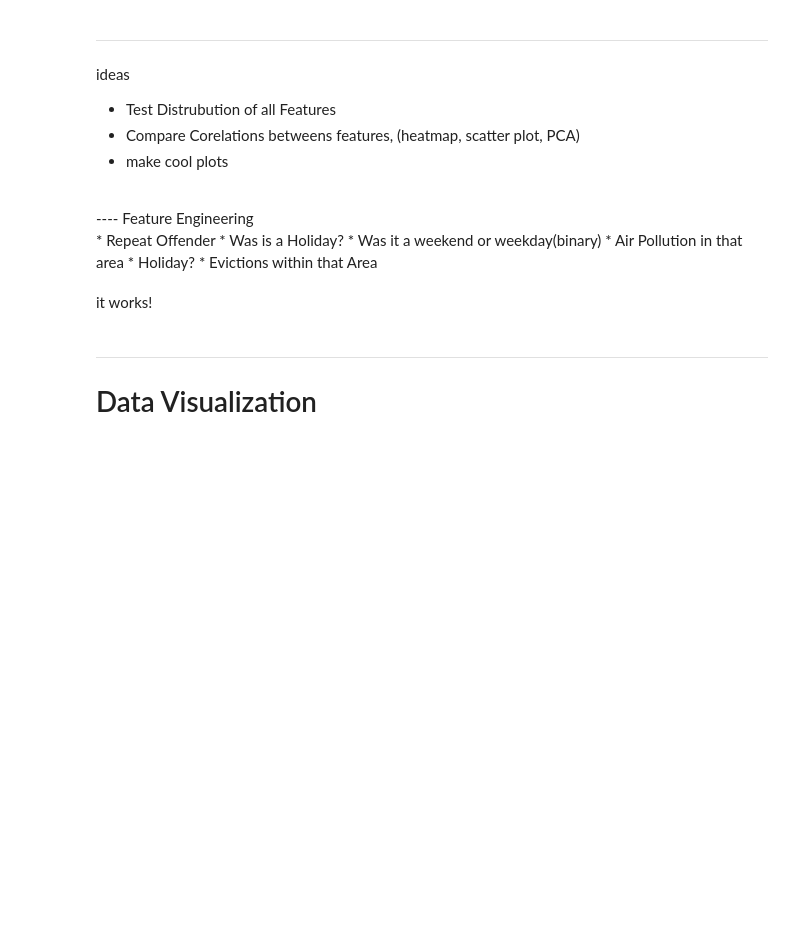
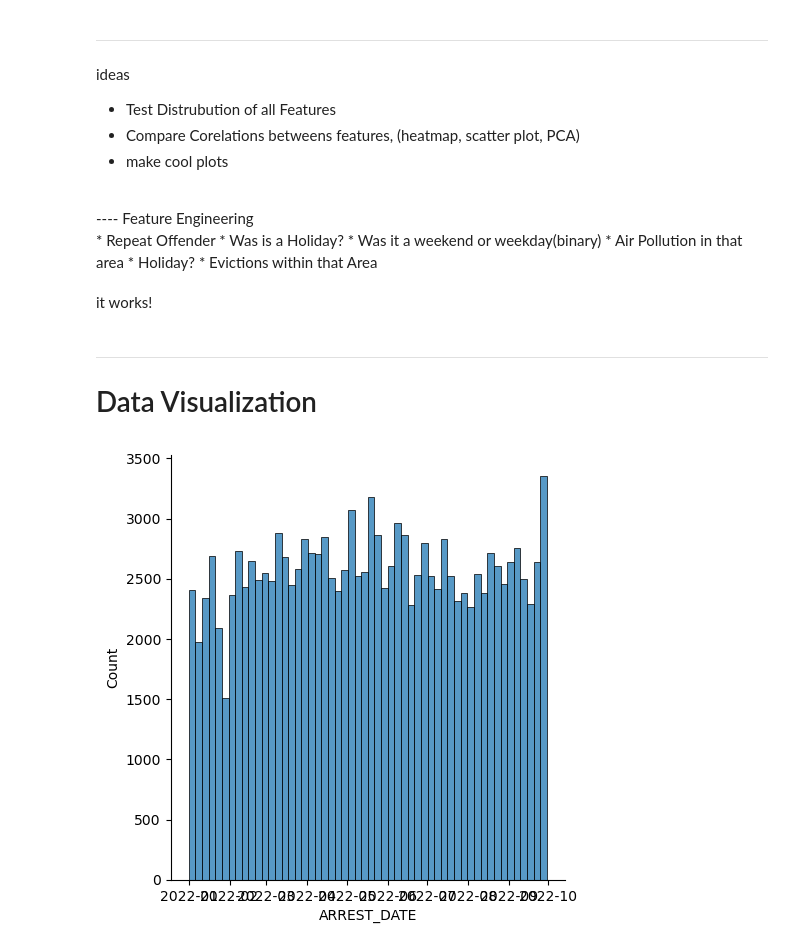
Before and after one commit to ChrisSpescha/Clustering_NYC_Neighborhoods, a Jupyter notebook: data_preparation.ipynb, the cells around one changed output. Saved outputs shown, nothing was run; the diff lists cells and outputs as text; code cells hidden in the pictures; blank space fills up the shorter version.

Commit message:
Transformed Data to Datetime and started distribution Plots

```diff
--- a/data_preparation.ipynb
+++ b/data_preparation.ipynb
@@ -193,0 +204,2 @@ dtype: object
+# %%
+arrest_df['ARREST_DATE'] = pd.to_datetime(arrest_df['ARREST_DATE'])
@@ -215,0 +242,5 @@ import matplotlib.pyplot as plt
+# %%
+sns.displot(arrest_df.ARREST_DATE)
+plt.show()
+# %% [output]
+[figure, added]
```
Also changed, not shown: parts of 5 cells of this notebook.
